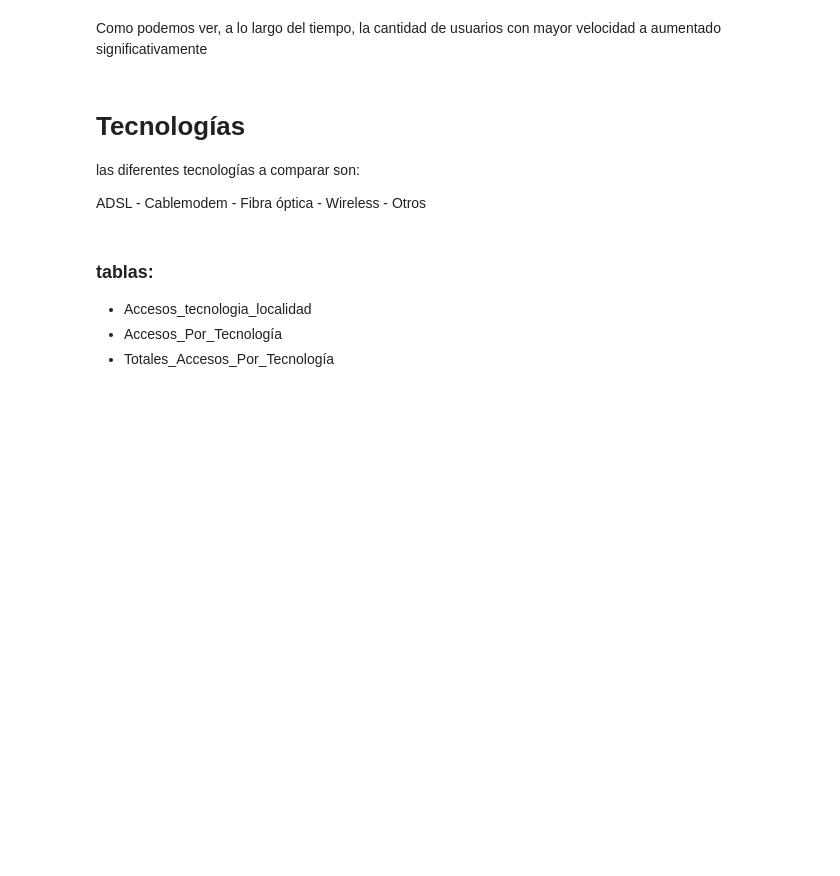
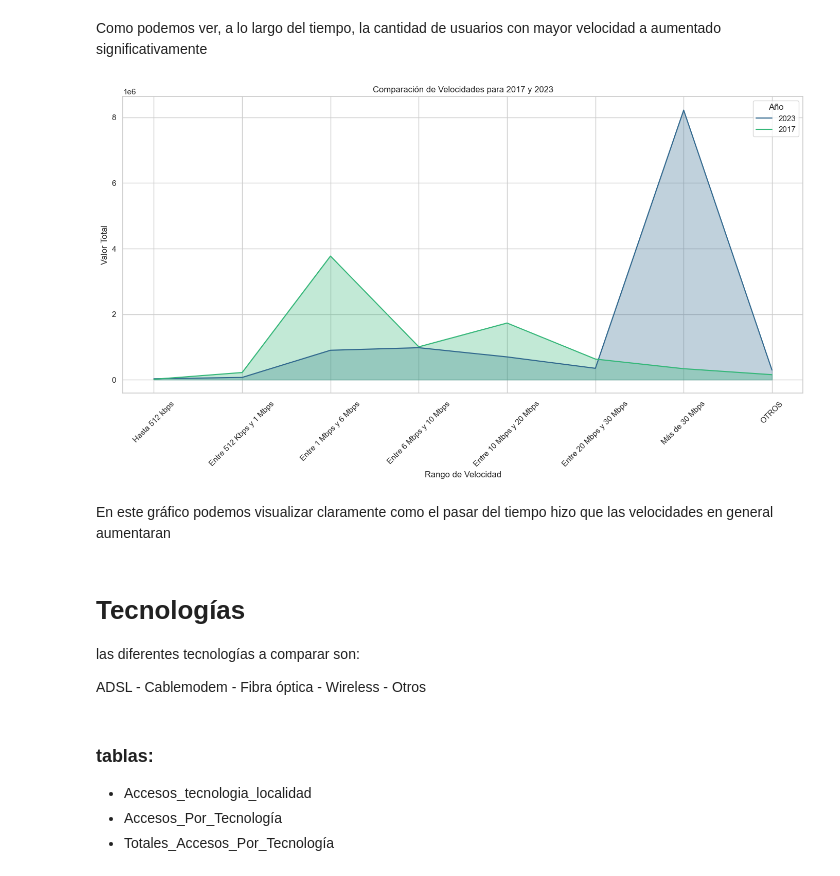
Before and after one commit to federicopiparo/Proyecto-Individual-N-2---Piparo-Federico, a Jupyter notebook: proyecto individual EDA -Federico piapro/EDA.ipynb, the cells around one changed output. Saved outputs shown, nothing was run; the diff lists cells and outputs as text; code cells hidden in the pictures; blank space fills up the shorter version.

```diff
--- a/proyecto individual EDA -Federico piapro/EDA.ipynb
+++ b/proyecto individual EDA -Federico piapro/EDA.ipynb
@@ -350,5 +373,59 @@ plt.show()
 # %% [markdown]
 Como podemos ver, a lo largo del tiempo, la cantidad de usuarios con mayor velocidad a aumentado significativamente
+# %%
+
+# Paso 1: Filtrar el DataFrame para obtener solo los datos del Trimestre 4
+df_trimestre_4 = DF_Totales_Accesos_por_velocidad[DF_Totales_Accesos_por_velocidad['Trimestre'] == 4]
+
+# Paso 2: Filtrar solo las filas correspondientes a los años 2017 y 2023
+df_filtrado_anos = df_trimestre_4[df_trimestre_4['Año'].isin([2017, 2023])]
+
+# Paso 3: Filtrar las columnas de interés (velocidades)
+columnas_velocidades = ['Hasta 512 kbps',
+                        'Entre 512 Kbps y 1 Mbps',
+                        'Entre 1 Mbps y 6 Mbps',
+                        'Entre 6 Mbps y 10 Mbps',
+                        'Entre 10 Mbps y 20 Mbps',
+                        'Entre 20 Mbps y 30 Mbps',
+                        'Más de 30 Mbps',
+                        'OTROS']
+
+# Filtrar solo las columnas de interés
+df_velocidades_filtrado = df_filtrado_anos[['Año'] + columnas_velocidades]
+
+# Paso 4: Reestructurar el DataFrame para que las velocidades estén en el eje X
+df_melted = df_velocidades_filtrado.melt(id_vars='Año',
+                                          value_vars=columnas_velocidades,
+                                          var_name='Velocidad',
+                                          value_name='Valor')
+
+# Paso 5: Crear el gráfico
+plt.figure(figsize=(14, 8))
+
+# Obtener los colores para los años
+colores = sns.color_palette("viridis", n_colors=len(df_filtrado_anos['Año'].unique()))
+
+# Crear el gráfico para cada año
+for i, año in enumerate(df_filtrado_anos['Año'].unique()):
+    df_año = df_melted[df_melted['Año'] == año]
+
+    # Graficar la línea
+    plt.plot(df_año['Velocidad'], df_año['Valor'], label=f'{año}', color=colores[i])
+
+    # Rellenar el área debajo de la línea
+    plt.fill_between(df_año['Velocidad'], df_año['Valor'], color=colores[i], alpha=0.3)
+
+plt.xlabel('Rango de Velocidad')
+plt.ylabel('Valor Total')
+plt.title('Comparación de Velocidades para 2017 y 2023')
+plt.xticks(rotation=45)
+plt.legend(title='Año')
+plt.tight_layout()  # Ajustar el diseño para que no se corte
+plt.show()
+# %% [output]
+[figure, added]
+# %% [markdown]
+En este gráfico podemos visualizar claramente como el pasar del tiempo hizo que las velocidades en general aumentaran
 # %% [markdown]
 # Tecnologías
 
```
Also changed, not shown: parts of 13 cells of this notebook.
